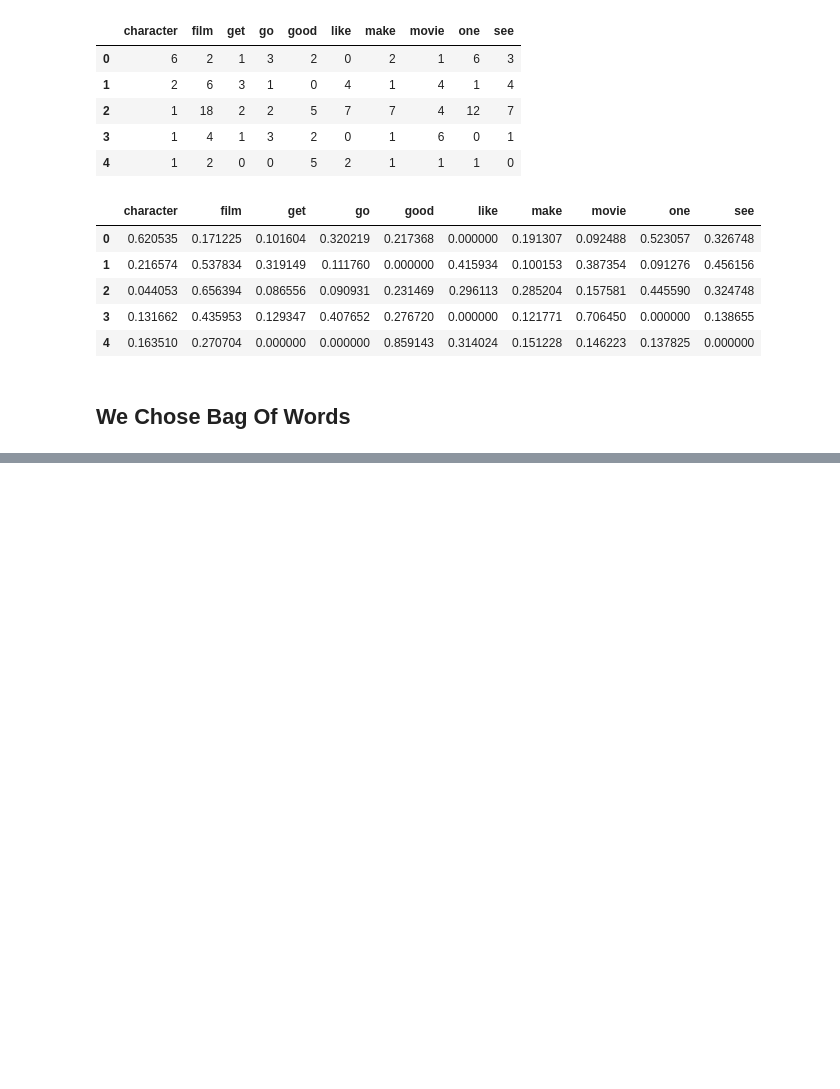
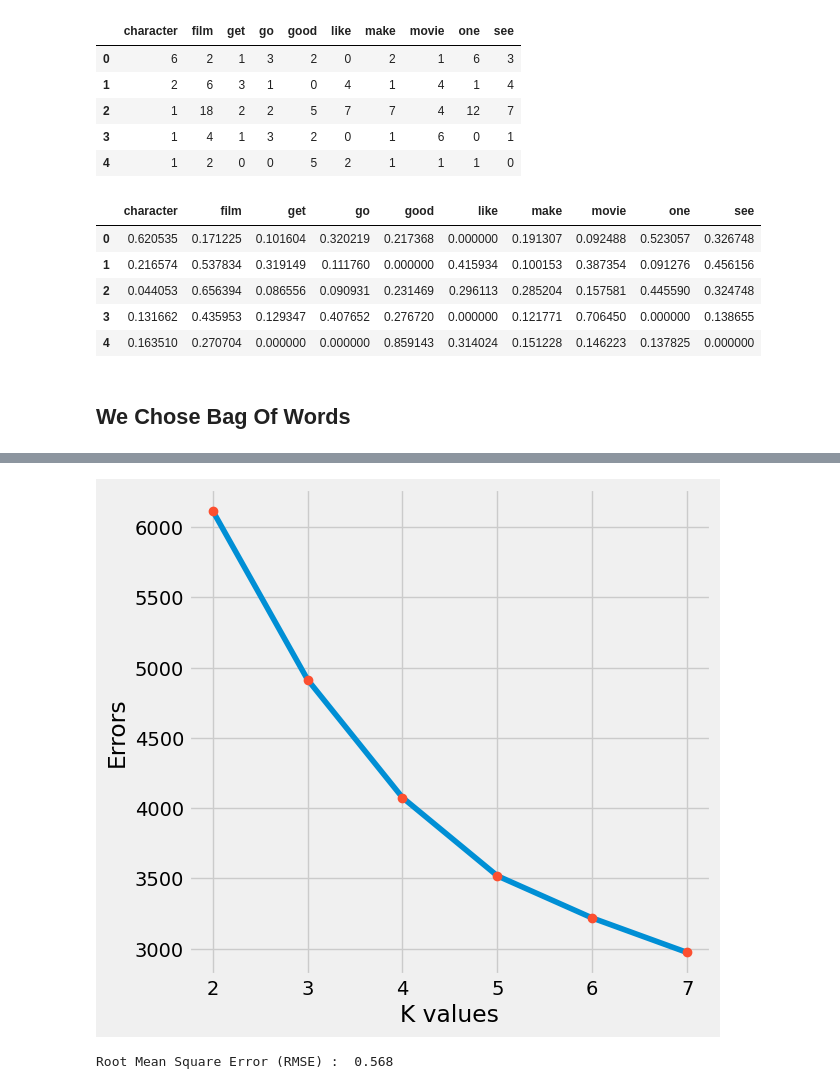
Before and after one commit to HarunErenMutlu/text_mining, a Jupyter notebook: nlp.ipynb, the cells around one changed output, grey strips where cells are left out. Saved outputs shown, nothing was run; the diff lists cells and outputs as text; code cells hidden in the pictures; blank space fills up the shorter version.

```diff
--- a/nlp.ipynb
+++ b/nlp.ipynb
@@ -219,12 +210,0 @@ plt.show()
-# %%
-scores=[]
-for k in [2,3,4,5,6,7]:
-    kmeans = KMeans(n_clusters=k)
-    kmeans.fit(tfidf_df.to_numpy())
-    scores.append(-kmeans.score(tfidf_df.to_numpy()))
-plt.figure(figsize=(6, 6))
-plt.plot([k for k in range(2,8)], scores, 'o')
-plt.plot([k for k in range(2,8)], scores)
-plt.xlabel('K values')
-plt.ylabel('Errors')
-plt.show()
@@ -233,8 +211,3 @@ plt.show()
-# %%
-kmeans = KMeans(n_clusters=2)
-kmeans.fit(tfidf_df)
-y_kmeans = kmeans.predict(tfidf_df)
-df['obtained_clusters'] = y_kmeans
 # %%
 df
 # %% [output]
@@ -285,4 +269,26 @@ test_df[['actual_cluster', 'predicted_score_from_linear_regression']]
 600 rows × 2 columns
+# %%
+scores=[]
+for k in [2,3,4,5,6,7]:
+    kmeans = KMeans(n_clusters=k)
+    kmeans.fit(new_df.to_numpy())
+    scores.append(-kmeans.score(new_df.to_numpy()))
+plt.figure(figsize=(6, 6))
+plt.plot([k for k in range(2,8)], scores)
+plt.plot([k for k in range(2,8)], scores, 'o')
+plt.xlabel('K values')
+plt.ylabel('Errors')
+plt.show()
+# %% [output]
+[figure, added]
+# %%
+kmeans = KMeans(n_clusters=2)
+kmeans.fit(new_df)
+y_kmeans = kmeans.predict(new_df)
+df['obtained_clusters'] = y_kmeans
+print("Root Mean Square Error (RMSE) : ",mean_squared_error(df['actual_cluster'],df['obtained_clusters']))
+# %% [output]
+Root Mean Square Error (RMSE) :  0.568
 # %%
 tp_filter = (test_df["actual_cluster"]==0) & (test_df["predicted_score_from_linear_regression"]<0.5)
 fn_filter = (test_df["actual_cluster"]== 0) & (test_df["predicted_score_from_linear_regression"]>0.5)
```
Also changed, not shown: parts of 24 cells of this notebook, 2 other files.
